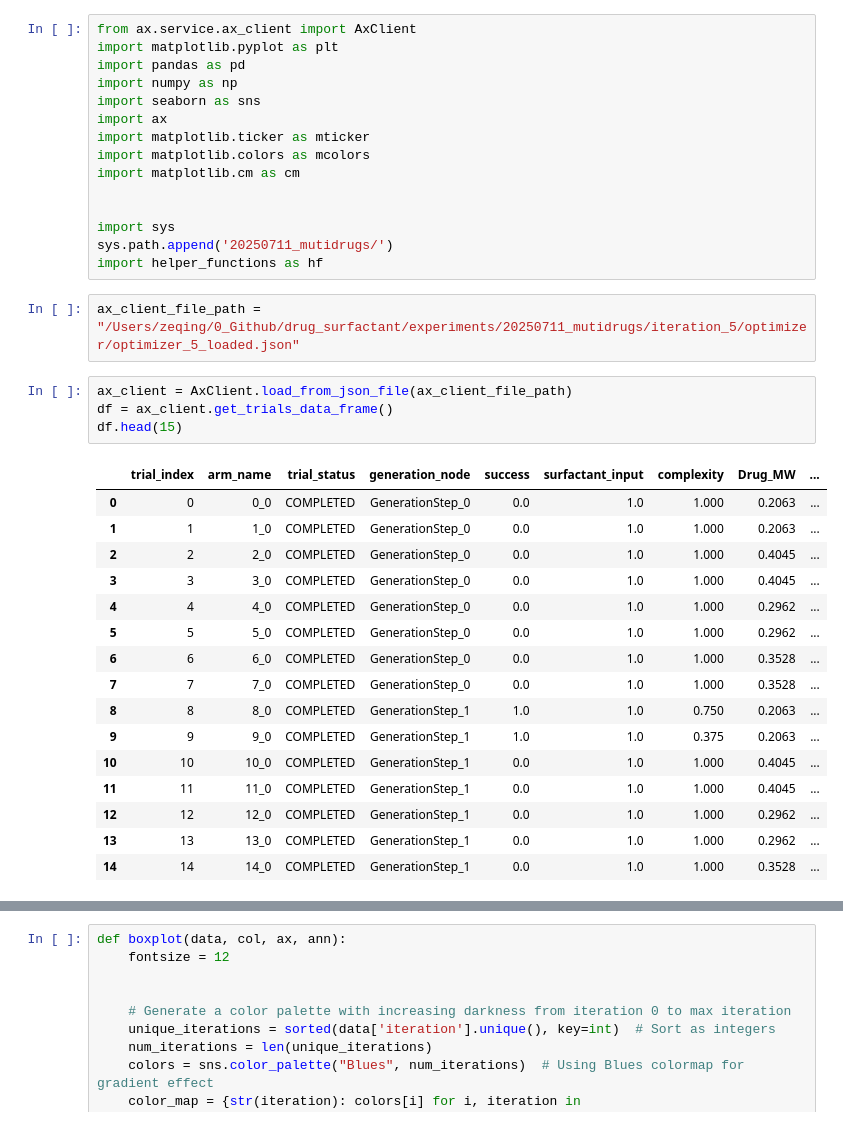
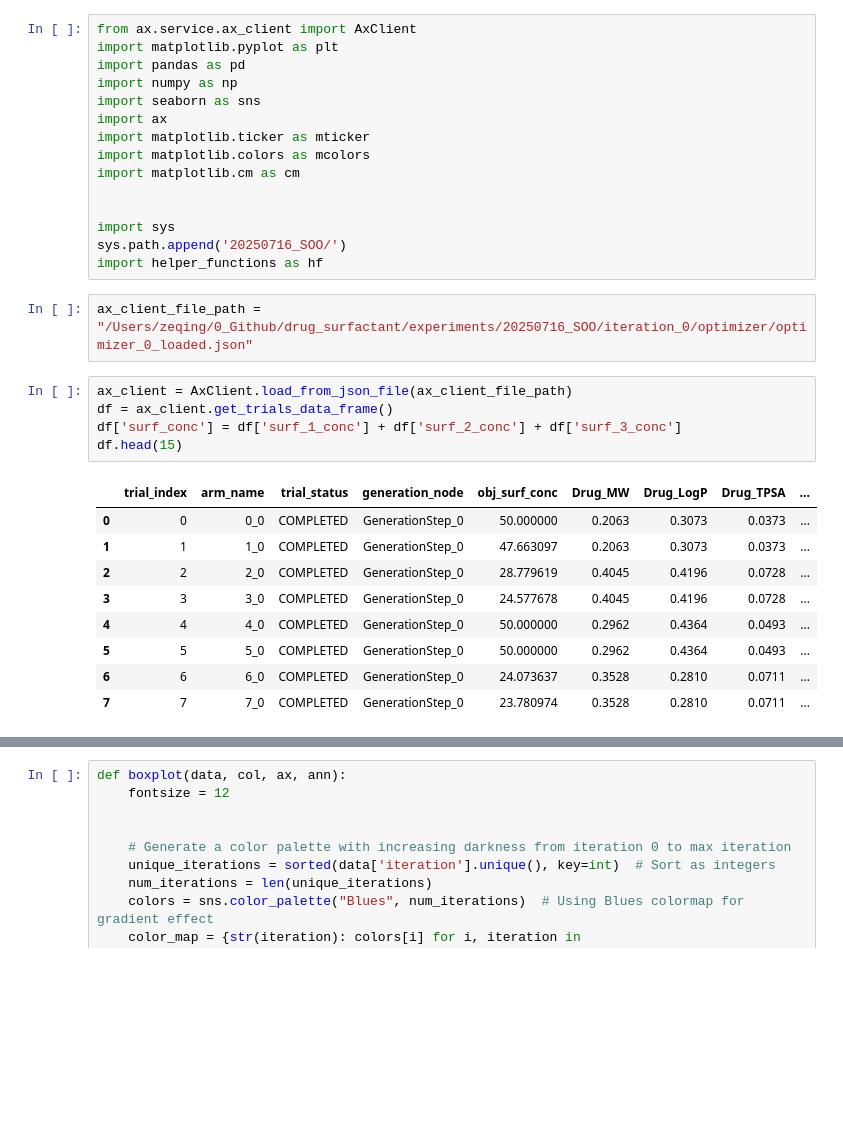
Before and after one commit to zeqingbaosdl5/drug-surfactant, a Jupyter notebook: experiments/data_analysis.ipynb, the cells around one changed output, grey strips where cells are left out. Drawn from its saved outputs; the diff is of its cells as text; blank space fills up the shorter version.

```diff
--- a/experiments/data_analysis.ipynb
+++ b/experiments/data_analysis.ipynb
@@ -11,31 +11,25 @@ import matplotlib.cm as cm
 
 
 import sys
-sys.path.append('20250711_mutidrugs/')
+sys.path.append('20250716_SOO/')
 import helper_functions as hf
 # %%
-ax_client_file_path = "/Users/zeqing/0_Github/drug_surfactant/experiments/20250711_mutidrugs/iteration_5/optimizer/optimizer_5_loaded.json"
+ax_client_file_path = "/Users/zeqing/0_Github/drug_surfactant/experiments/20250716_SOO/iteration_0/optimizer/optimizer_0_loaded.json"
 # %%
 ax_client = AxClient.load_from_json_file(ax_client_file_path)
 df = ax_client.get_trials_data_frame()
+df['surf_conc'] = df['surf_1_conc'] + df['surf_2_conc'] + df['surf_3_conc']
 df.head(15)
 # %% [output]
-|  | trial_index | arm_name | trial_status | generation_node | success | surfactant_input | complexity | Drug_MW | ... |
-| 0 | 0 | 0_0 | COMPLETED | GenerationStep_0 | 0.0 | 1.0 | 1.000 | 0.2063 | ... |
-| 1 | 1 | 1_0 | COMPLETED | GenerationStep_0 | 0.0 | 1.0 | 1.000 | 0.2063 | ... |
-| 2 | 2 | 2_0 | COMPLETED | GenerationStep_0 | 0.0 | 1.0 | 1.000 | 0.4045 | ... |
-| 3 | 3 | 3_0 | COMPLETED | GenerationStep_0 | 0.0 | 1.0 | 1.000 | 0.4045 | ... |
-| 4 | 4 | 4_0 | COMPLETED | GenerationStep_0 | 0.0 | 1.0 | 1.000 | 0.2962 | ... |
-| 5 | 5 | 5_0 | COMPLETED | GenerationStep_0 | 0.0 | 1.0 | 1.000 | 0.2962 | ... |
-| 6 | 6 | 6_0 | COMPLETED | GenerationStep_0 | 0.0 | 1.0 | 1.000 | 0.3528 | ... |
-| 7 | 7 | 7_0 | COMPLETED | GenerationStep_0 | 0.0 | 1.0 | 1.000 | 0.3528 | ... |
-| 8 | 8 | 8_0 | COMPLETED | GenerationStep_1 | 1.0 | 1.0 | 0.750 | 0.2063 | ... |
-| 9 | 9 | 9_0 | COMPLETED | GenerationStep_1 | 1.0 | 1.0 | 0.375 | 0.2063 | ... |
-| 10 | 10 | 10_0 | COMPLETED | GenerationStep_1 | 0.0 | 1.0 | 1.000 | 0.4045 | ... |
-| 11 | 11 | 11_0 | COMPLETED | GenerationStep_1 | 0.0 | 1.0 | 1.000 | 0.4045 | ... |
-| 12 | 12 | 12_0 | COMPLETED | GenerationStep_1 | 0.0 | 1.0 | 1.000 | 0.2962 | ... |
-| 13 | 13 | 13_0 | COMPLETED | GenerationStep_1 | 0.0 | 1.0 | 1.000 | 0.2962 | ... |
-| 14 | 14 | 14_0 | COMPLETED | GenerationStep_1 | 0.0 | 1.0 | 1.000 | 0.3528 | ... |
+|  | trial_index | arm_name | trial_status | generation_node | obj_surf_conc | Drug_MW | Drug_LogP | Drug_TPSA | ... |
+| 0 | 0 | 0_0 | COMPLETED | GenerationStep_0 | 50.000000 | 0.2063 | 0.3073 | 0.0373 | ... |
+| 1 | 1 | 1_0 | COMPLETED | GenerationStep_0 | 47.663097 | 0.2063 | 0.3073 | 0.0373 | ... |
+| 2 | 2 | 2_0 | COMPLETED | GenerationStep_0 | 28.779619 | 0.4045 | 0.4196 | 0.0728 | ... |
+| 3 | 3 | 3_0 | COMPLETED | GenerationStep_0 | 24.577678 | 0.4045 | 0.4196 | 0.0728 | ... |
+| 4 | 4 | 4_0 | COMPLETED | GenerationStep_0 | 50.000000 | 0.2962 | 0.4364 | 0.0493 | ... |
+| 5 | 5 | 5_0 | COMPLETED | GenerationStep_0 | 50.000000 | 0.2962 | 0.4364 | 0.0493 | ... |
+| 6 | 6 | 6_0 | COMPLETED | GenerationStep_0 | 24.073637 | 0.3528 | 0.2810 | 0.0711 | ... |
+| 7 | 7 | 7_0 | COMPLETED | GenerationStep_0 | 23.780974 | 0.3528 | 0.2810 | 0.0711 | ... |
 # %%
 batch_size = 8
 num_batches = len(df)/batch_size  # how many different numbers you want
```
Also changed, not shown: parts of 14 cells of this notebook, 2 other files.
